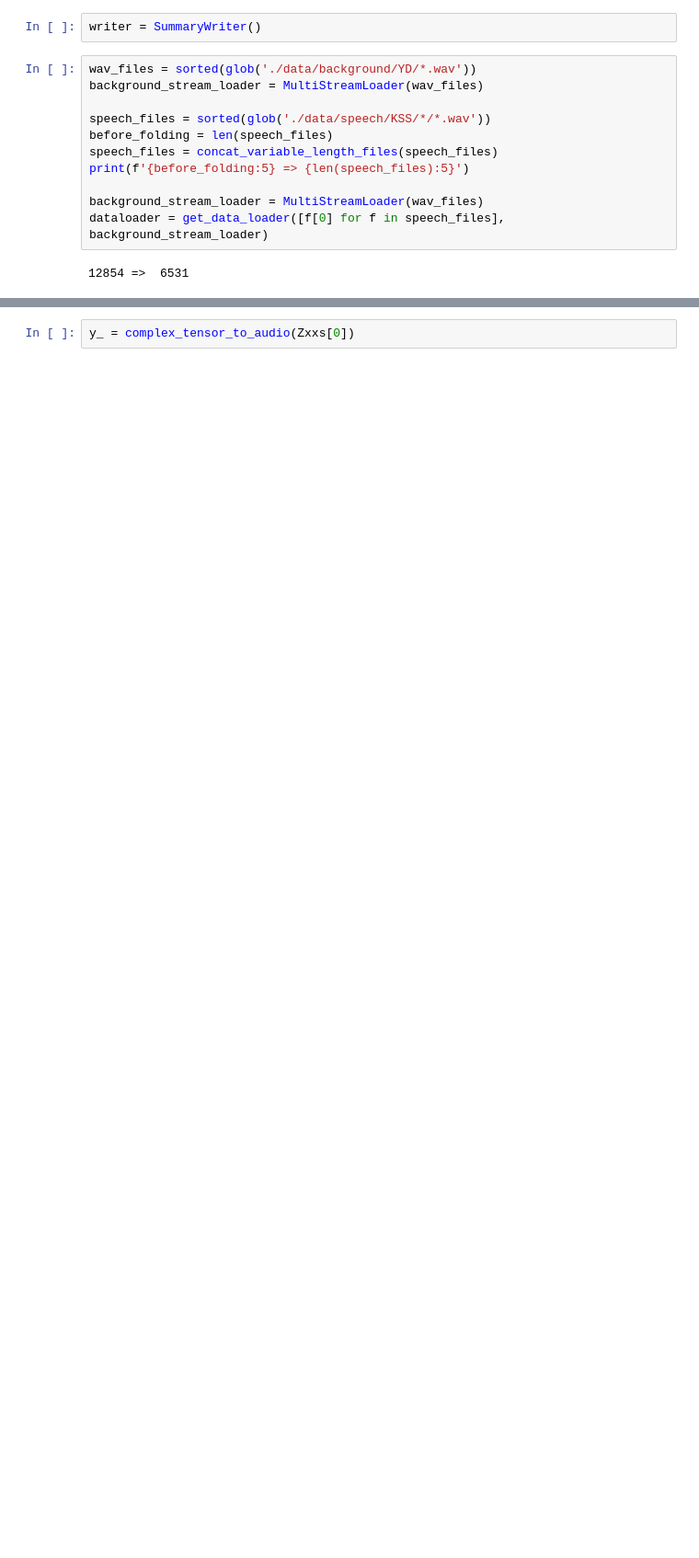
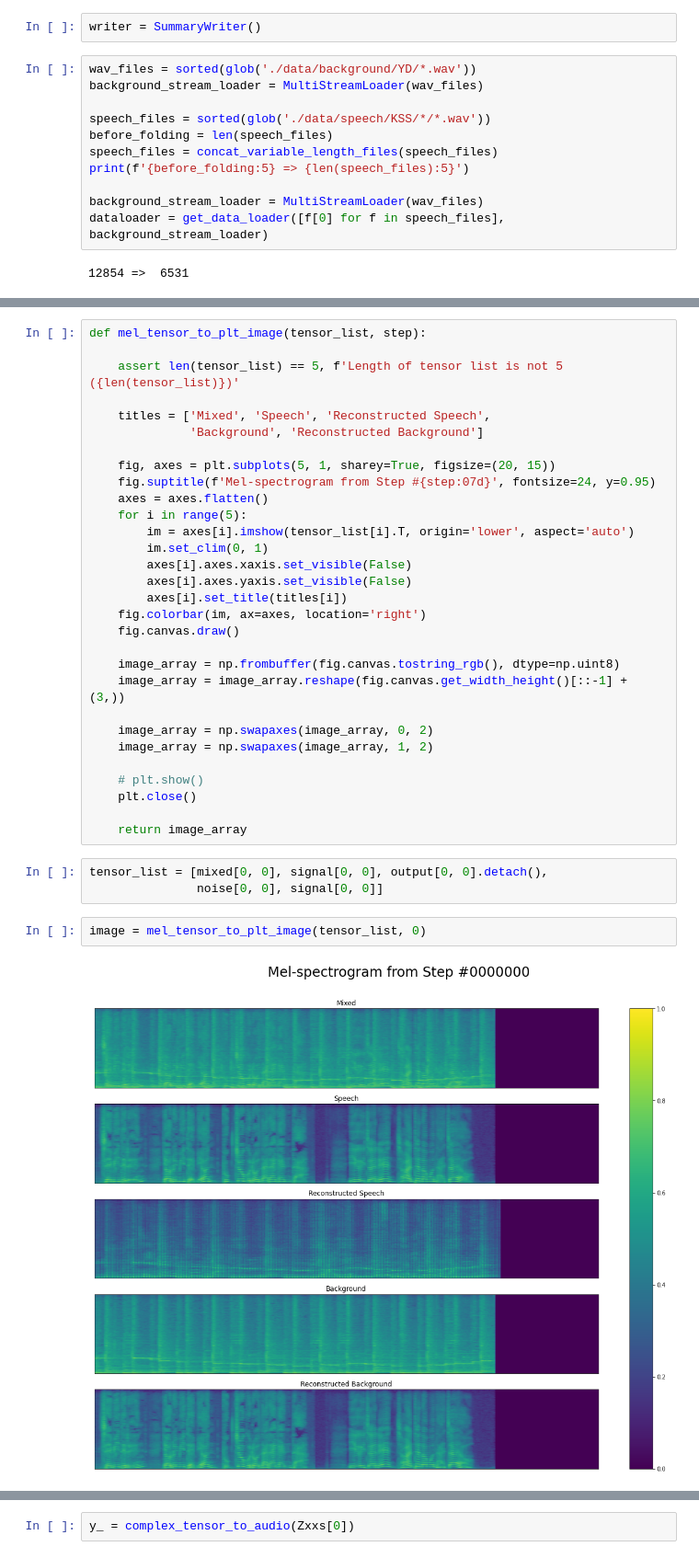
Before and after one commit to Joovvhan/DCU-net, a Jupyter notebook: train.ipynb, the cells around one changed output, grey strips where cells are left out. Shown at 92% size. Saved outputs shown, nothing was run; the diff lists cells and outputs as text; blank space fills up the shorter version.

```diff
--- a/train.ipynb
+++ b/train.ipynb
@@ -88,0 +70,37 @@ KeyboardInterrupt:
+# %%
+def mel_tensor_to_plt_image(tensor_list, step):
+
+    assert len(tensor_list) == 5, f'Length of tensor list is not 5 ({len(tensor_list)})'
+
+    titles = ['Mixed', 'Speech', 'Reconstructed Speech',
+              'Background', 'Reconstructed Background']
+
+    fig, axes = plt.subplots(5, 1, sharey=True, figsize=(20, 15))
+    fig.suptitle(f'Mel-spectrogram from Step #{step:07d}', fontsize=24, y=0.95)
+    axes = axes.flatten()
+    for i in range(5):
+        im = axes[i].imshow(tensor_list[i].T, origin='lower', aspect='auto')
+        im.set_clim(0, 1)
+        axes[i].axes.xaxis.set_visible(False)
+        axes[i].axes.yaxis.set_visible(False)
+        axes[i].set_title(titles[i])
+    fig.colorbar(im, ax=axes, location='right')
+    fig.canvas.draw()
+
+    image_array = np.frombuffer(fig.canvas.tostring_rgb(), dtype=np.uint8)
+    image_array = image_array.reshape(fig.canvas.get_width_height()[::-1] + (3,))
+
+    image_array = np.swapaxes(image_array, 0, 2)
+    image_array = np.swapaxes(image_array, 1, 2)
+
+    # plt.show()
+    plt.close()
+
+    return image_array
+# %%
+tensor_list = [mixed[0, 0], signal[0, 0], output[0, 0].detach(),
+               noise[0, 0], signal[0, 0]]
+# %%
+image = mel_tensor_to_plt_image(tensor_list, 0)
+# %% [output]
+[figure, added]
```
Also changed, not shown: parts of 3 cells of this notebook, 2 other files.
